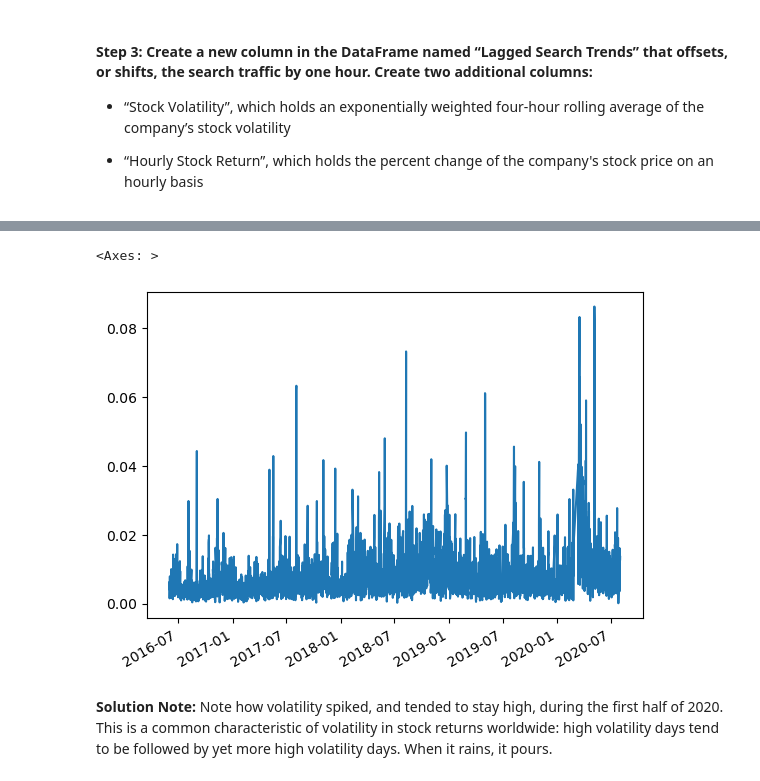
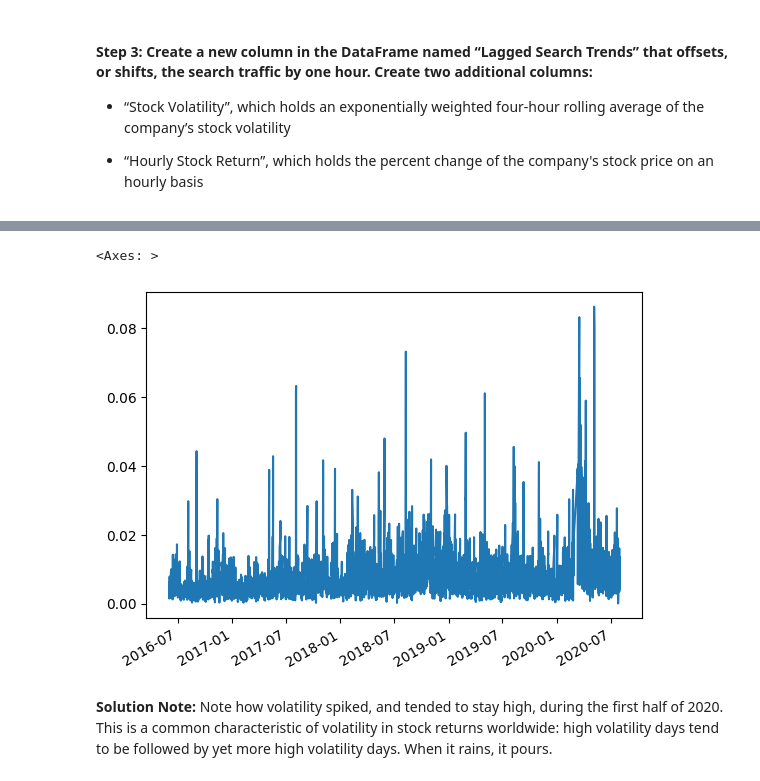
Before and after one commit to lordegraves/prophet-challenge, a Jupyter notebook: M8_Starter_Code/forecasting_net_prophet.ipynb, the cells around one changed output, grey strips where cells are left out. Drawn from its saved outputs; the diff is of its cells as text; code cells hidden in the pictures.

```diff
--- a/M8_Starter_Code/forecasting_net_prophet.ipynb
+++ b/M8_Starter_Code/forecasting_net_prophet.ipynb
@@ -237,8 +238,9 @@ display(df_mercado_stock.tail())
 # %%
 # Concatenate the df_mercado_stock DataFrame with the df_mercado_trends DataFrame
 # Concatenate the DataFrame by columns (axis=1), and drop and rows with only one column of data
-
+df_mercado_stock_trends = pd.concat([df_mercado_stock, df_mercado_trends], axis=1).dropna()
 
 # View the first and last five rows of the DataFrame
+df_mercado_stock_trends
 # %% [output]
 |  | close | Search Trends |
@@ -297,3 +303,5 @@ There's one important thing to note: if you zoom in both graphs to the spike aro
 # %%
 # Create a new column in the mercado_stock_trends_df DataFrame called Lagged Search Trends
 # This column should shift the Search Trends information by one hour
+df_mercado_stock_trends['Lagged Search Trends'] = df_mercado_stock_trends['Search Trends'].shift(1)
+df_mercado_stock_trends
@@ -300,11 +322,16 @@ There's one important thing to note: if you zoom in both graphs to the spike aro
 # %%
 # Create a new column in the mercado_stock_trends_df DataFrame called Stock Volatility
 # This column should calculate the standard deviation of the closing stock price return data over a 4 period rolling window
+
+df_mercado_stock_trends['Stock Volatility'] = df_mercado_stock_trends['close'].pct_change().rolling(window=4).std()
+
+#df_mercado_stock_trends = df_mercado_stock_trends[['close', 'Search Trends', 'Lagged Search Trends', 'Stock Volatility', 'Hourly Stock Return']]
 # %%
 # Visualize the stock volatility
+df_mercado_stock_trends['Stock Volatility'].plot()
 # %% [output]
 <Axes: >
-[figure, old version]
+[figure, new version]
 # %% [markdown]
 **Solution Note:** Note how volatility spiked, and tended to stay high, during the first half of 2020. This is a common characteristic of volatility in stock returns worldwide: high volatility days tend to be followed by yet more high volatility days. When it rains, it pours.
 # %%
```
Also changed, not shown: parts of 11 cells of this notebook.
